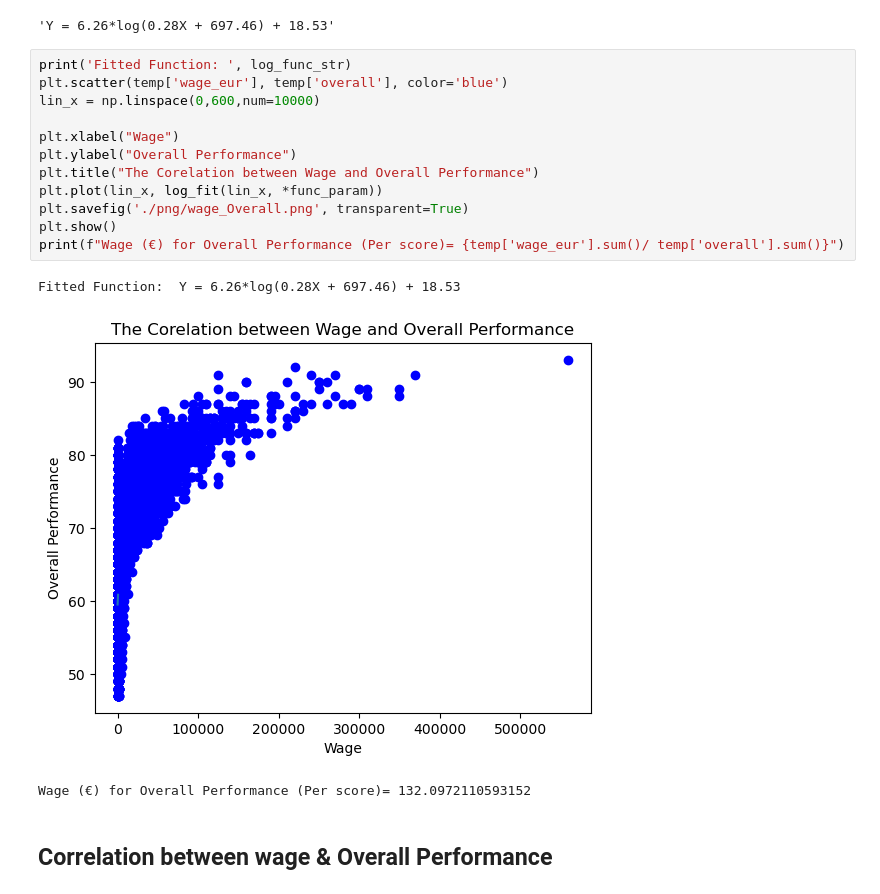
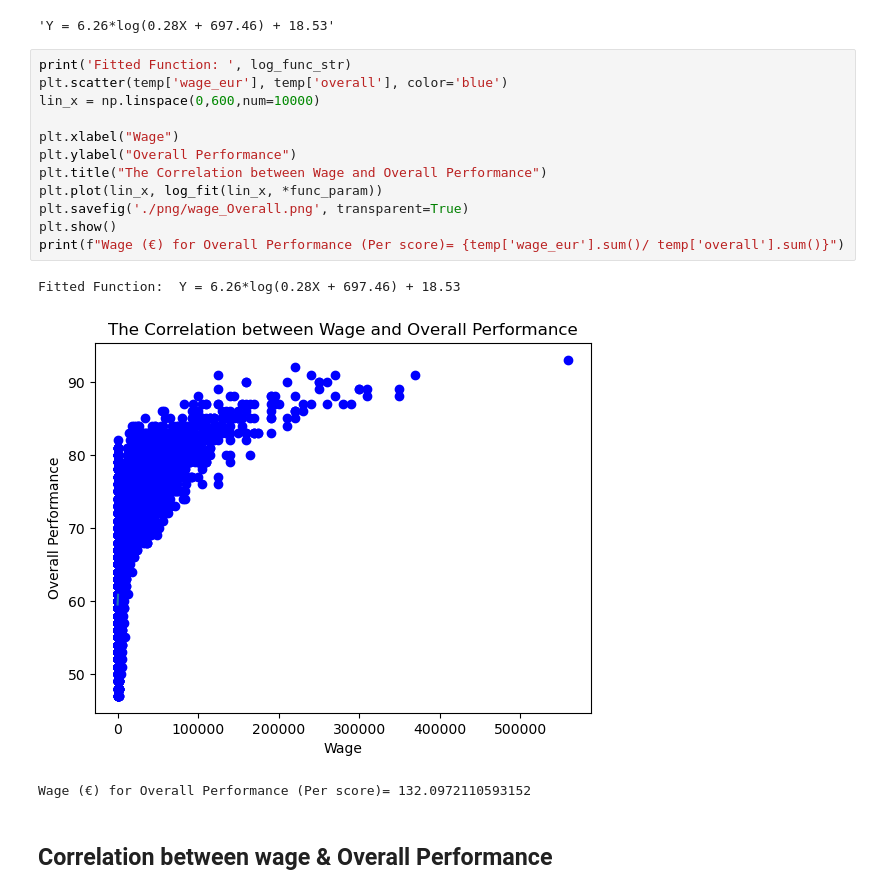
Before and after one commit to Misscoffeecassie/Group-2, a Jupyter notebook: Project_1_Group_2_FIFA_Players.ipynb, the cells around one changed output. Saved outputs shown, nothing was run; the diff lists cells and outputs as text.

```diff
--- a/Project_1_Group_2_FIFA_Players.ipynb
+++ b/Project_1_Group_2_FIFA_Players.ipynb
@@ -198,18 +198,18 @@ log_func_str
 # %%
 print('Fitted Function: ', log_func_str)
 plt.scatter(temp['wage_eur'], temp['overall'], color='blue')
 lin_x = np.linspace(0,600,num=10000)
 
 plt.xlabel("Wage")
 plt.ylabel("Overall Performance")
-plt.title("The Corelation between Wage and Overall Performance")
+plt.title("The Correlation between Wage and Overall Performance")
 plt.plot(lin_x, log_fit(lin_x, *func_param))
 plt.savefig('./png/wage_Overall.png', transparent=True)
 plt.show()
 print(f"Wage (€) for Overall Performance (Per score)= {temp['wage_eur'].sum()/ temp['overall'].sum()}")
 # %% [output]
 Fitted Function:  Y = 6.26*log(0.28X + 697.46) + 18.53
-[figure, old version]
+[figure, new version]
 Wage (€) for Overall Performance (Per score)= 132.0972110593152
 # %% [markdown]
 ## Correlation between wage & Overall Performance
```
Also changed, not shown: parts of 2 cells of this notebook, 3 other files.
